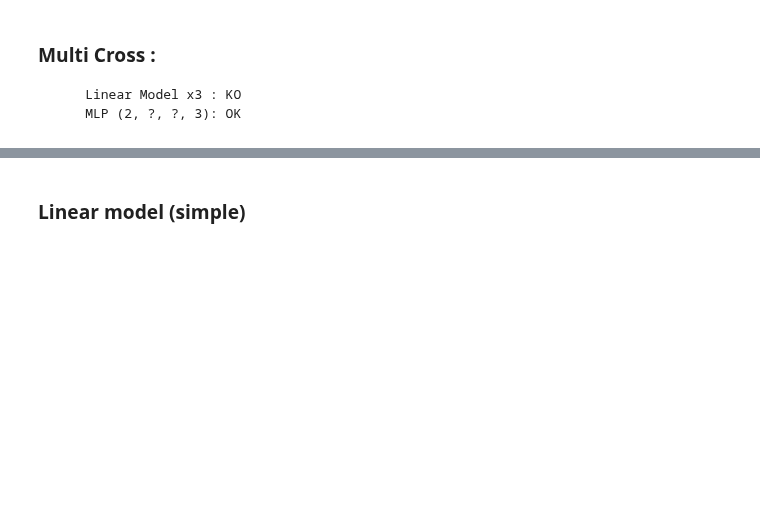
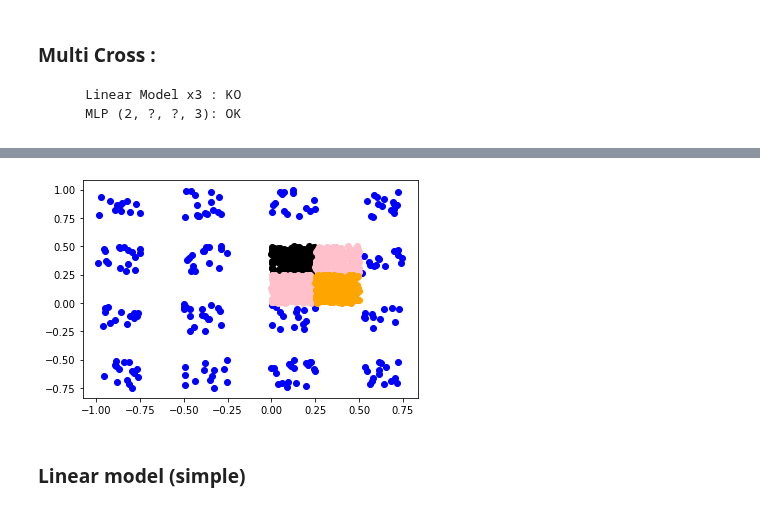
Before and after one commit to Levorilh/ml_python, a Jupyter notebook: Notebook___CAS_DE_TESTS.ipynb, the cells around one changed output, grey strips where cells are left out. Cells and saved outputs as stored; diff of their text form; code cells hidden in the pictures; blank space fills up the shorter version.

```diff
--- a/Notebook___CAS_DE_TESTS.ipynb
+++ b/Notebook___CAS_DE_TESTS.ipynb
@@ -1047 +955,19 @@ plt.clf()
 <Figure size 432x288 with 0 Axes>
+# %%
+blue = np.array([ [x[0] ,x[1]] for i,x in enumerate(X) if Y[i][0] == 1 ])
+red = np.array([ [x[0] ,x[1]] for i,x in enumerate(X) if Y[i][1] == 1 ])
+green = np.array([ [x[0] ,x[1]] for i,x in enumerate(X) if Y[i][2] == 1 ])
+plt.scatter([p[0] for p in blue], [p[1] for p in blue] , c="blue")
+
+reduced_blue = np.array([reduce(x) for x in blue])
+reduced_green = np.array([reduce(x) for x in green])
+reduced_red = np.array([reduce(x) for x in red])
+plt.scatter([p[0] for p in reduced_blue], [p[1] for p in reduced_blue] , c="black")
+
+plt.scatter([p[0] for p in reduced_green], [p[1] for p in reduced_green] , c="pink")
+plt.scatter([p[0] for p in reduced_red], [p[1] for p in reduced_red] , c="orange")
+# plt.scatter(red)
+# plt.scatter(green , c= "green")
+plt.show()
+# %% [output]
+[figure, added]
```
Also changed, not shown: parts of 46 cells of this notebook, 1 other file.
